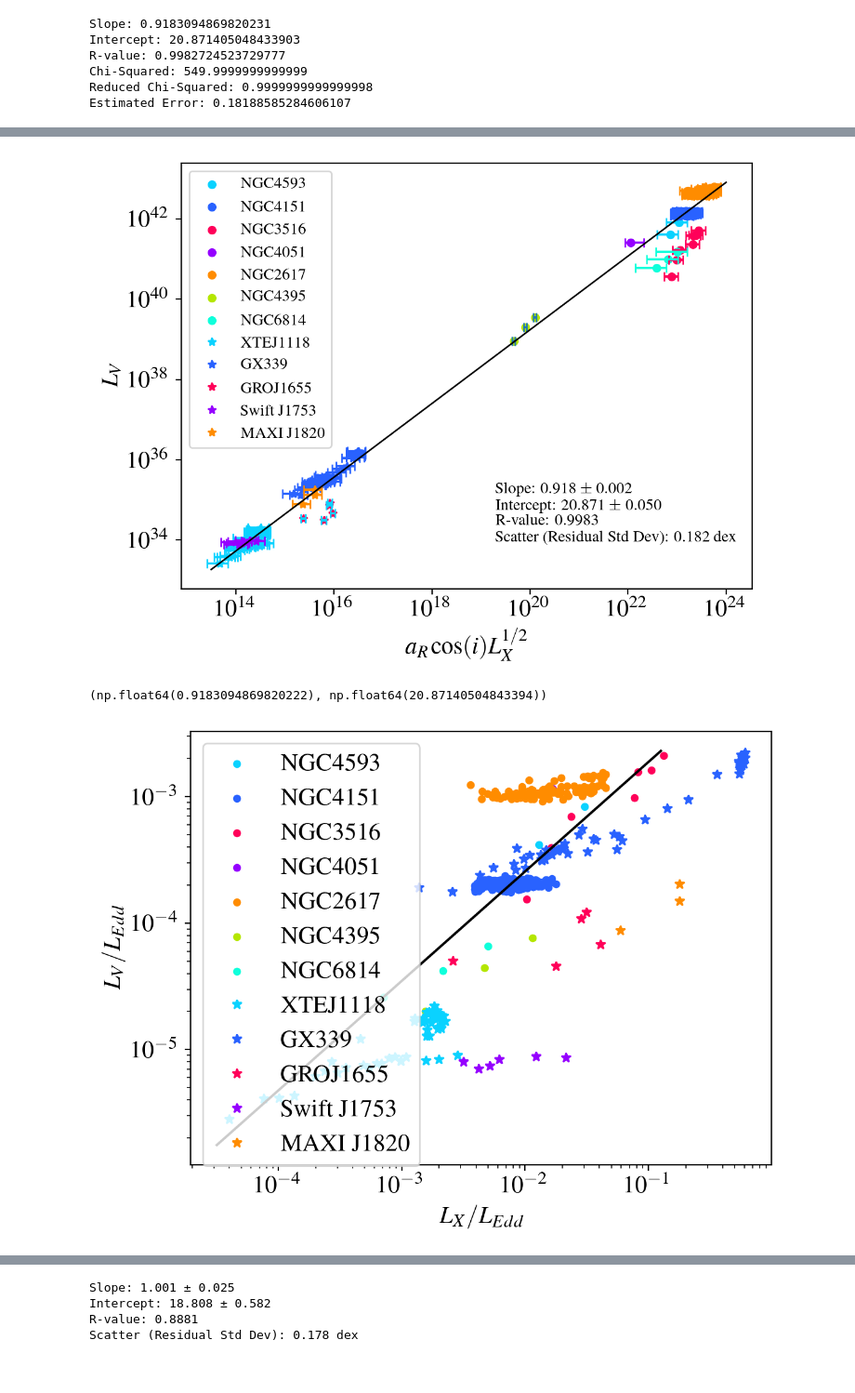
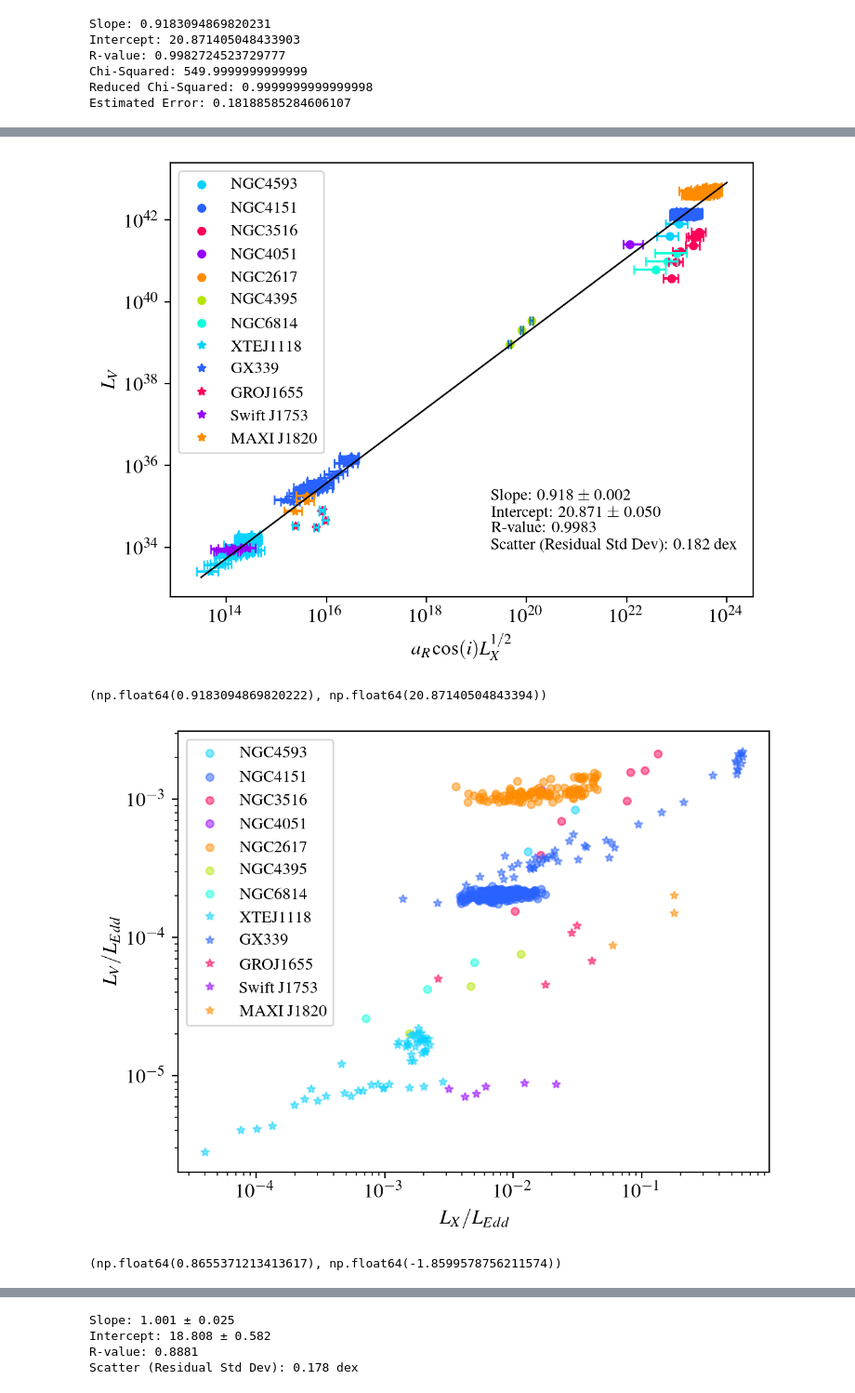
Before and after one commit to changhyun-cho/astrophysics, a Jupyter notebook: agn-xrb/correlations.ipynb, the cells around one changed output, grey strips where cells are left out. Shown at 93% size. Saved outputs shown, nothing was run; the diff lists cells and outputs as text; code cells hidden in the pictures.

```diff
--- a/agn-xrb/correlations.ipynb
+++ b/agn-xrb/correlations.ipynb
@@ -918,0 +906,5 @@ df
+# %%
+
+df["r_lag"] = df["Lag"]*3600*CLIGHT
+df["r_g"] = r_g(df["m_BH"])
+df
@@ -918,0 +925,15 @@ df
+# %%
+n4593["r_g"] = r_g(n4593["m_BH"])
+n4151["r_g"] = r_g(n4151["m_BH"])
+n3516["r_g"] = r_g(n3516["m_BH"])
+n4051["r_g"] = r_g(n4051["m_BH"])
+n2617["r_g"] = r_g(n2617["m_BH"])
+n4395["r_g"] = r_g(n4395["m_BH"])
+n6814["r_g"] = r_g(n6814["m_BH"])
+
+# XRBs too
+xtej["r_g"] = r_g(xtej["m_BH"])
+gx["r_g"]   = r_g(gx["m_BH"])
+groj["r_g"] = r_g(groj["m_BH"])
+j1753["r_g"] = r_g(j1753["m_BH"])
+j1820["r_g"] = r_g(j1820["m_BH"])
@@ -1356,14 +1598,14 @@ plt.errorbar(j1820["sqrt(L_x) a"] * j1820["cos_i"], j1820["L_opt"], xerr=j1820["
 plt.legend(fontsize=10)
 plt.xscale("log")
 plt.yscale("log")
-plt.xlabel(r"$a_R\cos(i) L_X^{1/2} $", fontsize=15)
-plt.ylabel(r"$L_{V}$", fontsize=15)
+plt.xlabel(r"$a_R\cos(i) L_X^{1/2} $", fontsize=12)
+plt.ylabel(r"$L_{V}$", fontsize=12)
 
 
 
 # Increase tick sizes
-plt.xticks(fontsize=15)
-plt.yticks(fontsize=15)
+plt.xticks(fontsize=12)
+plt.yticks(fontsize=12)
 
 
 # fitting
@@ -1413,7 +1655,7 @@ plt.savefig(
 plt.show()
 a, b  # exactly the same as the excel result
 # %% [output]
-[figure, old version]
+[figure, new version]
 (np.float64(0.9183094869820222), np.float64(20.87140504843394))
 # %%
 # df = df[df["Target"]!="NGC4151"]
@@ -1423,50 +1665,57 @@ plt.close()
 plt.scatter(
     n4593["L_x"] / n4593["L_edd"],
     n4593["L_opt"] / n4593["L_edd"],
-    s=15,
+    s=20,
     c=colors[0],
+    alpha=0.5,
     label="NGC4593",
 )
 plt.scatter(
     n4151["L_x"] / n4151["L_edd"],
     n4151["L_opt"] / n4151["L_edd"],
-    s=15,
+    s=20,
     c=colors[1],
+    alpha=0.5,
     label="NGC4151",
 )
 plt.scatter(
     n3516["L_x"] / n3516["L_edd"],
     n3516["L_opt"] / n3516["L_edd"],
-    s=15,
+    s=20,
     c=colors[3],
+    alpha=0.5,
     label="NGC3516",
 )
 plt.scatter(
     n4051["L_x"] / n4051["L_edd"],
     n4051["L_opt"] / n4051["L_edd"],
-    s=15,
+    s=20,
     c=colors[2],
+    alpha=0.5,
     label="NGC4051",
 )
 plt.scatter(
     n2617["L_x"] / n2617["L_edd"],
     n2617["L_opt"] / n2617["L_edd"],
-    s=15,
+    s=20,
     c=colors[4],
+    alpha=0.5,
     label="NGC2617",
 )
 plt.scatter(
     n4395["L_x"] / n4395["L_edd"],
     n4395["L_opt"] / n4395["L_edd"],
-    s=15,
+    s=20,
     c=colors[5],
+    alpha=0.5,
     label="NGC4395",
 )
 plt.scatter(
     n6814["L_x"] / n6814["L_edd"],
     n6814["L_opt"] / n6814["L_edd"],
-    s=15,
+    s=20,
     c=colors[6],
+    alpha=0.5,
     label="NGC6814",
 )
 
@@ -1475,66 +1724,73 @@ plt.plot(
     xtej["L_x"] / xtej["L_edd"],
     xtej["L_opt"] / xtej["L_edd"],
     "*",
+    markersize=5,
     c=colors[0],
+    alpha=0.5,
     label="XTEJ1118",
 )
 plt.plot(
-    gx["L_x"] / gx["L_edd"], gx["L_opt"] / gx["L_edd"], "*", c=colors[1], label="GX339"
+    gx["L_x"] / gx["L_edd"], gx["L_opt"] / gx["L_edd"], "*", c=colors[1], markersize=5, alpha=0.5, label="GX339"
 )
 plt.plot(
     groj["L_x"] / groj["L_edd"],
     groj["L_opt"] / groj["L_edd"],
     "*",
+    markersize=5,
     c=colors[3],
+    alpha=0.5,
     label="GROJ1655",
 )
 plt.plot(
     j1753["L_x"] / j1753["L_edd"],
     j1753["L_opt"] / j1753["L_edd"],
     "*",
+    markersize=5,
     c=colors[2],
+    alpha=0.5,
     label="Swift J1753",
 )
 
 
-plt.plot(j1820["L_x"]/j1820["L_edd"], j1820["L_opt"]/j1820["L_edd"], "*", color=colors[4], label="MAXI J1820")
+plt.plot(j1820["L_x"]/j1820["L_edd"], j1820["L_opt"]/j1820["L_edd"], "*", color=colors[4], markersize=5, alpha=0.5, label="MAXI J1820")
 
 
 # info
-plt.legend(fontsize=15)
+plt.legend(fontsize=10)
 plt.xscale("log")
 plt.yscale("log")
-plt.xlabel(r"$L_{X}/L_{Edd}$", fontsize=15)
-plt.ylabel(r"$L_{V}/L_{Edd}$", fontsize=15)
+plt.xlabel(r"$L_{X}/L_{Edd}$", fontsize=12)
+plt.ylabel(r"$L_{V}/L_{Edd}$", fontsize=12)
 
 
 # fitting
 logA = np.log10(df["L_x"] / df["L_edd"])
 logB = np.log10(df["L_opt"] / df["L_edd"])
 
 a, b = np.polyfit(logA, logB, 1)
 
 
 xfit = np.logspace(-4.5, -0.9, 100)
 
 
 def function(x, a, b):
     return 10 ** (b) * x ** (a)
 
 
 # Increase tick sizes
-plt.xticks(fontsize=15)
-plt.yticks(fontsize=15)
+plt.xticks(fontsize=12)
+plt.yticks(fontsize=12)
 
 
-plt.plot(xfit, function(xfit, a, b), c="black")
+#plt.plot(xfit, function(xfit, a, b), c="black")
 plt.savefig(
     "L_Edd.png",
     bbox_inches="tight",
     dpi=300
 )
 
 plt.show()
-#a, b  # exactly the same as the excel result
+a, b  # exactly the same as the excel result
 # %% [output]
-[figure, old version]
+[figure, new version]
+(np.float64(0.8655371213413617), np.float64(-1.8599578756211574))
```
Also changed, not shown: parts of 50 cells of this notebook, 8 other files.
